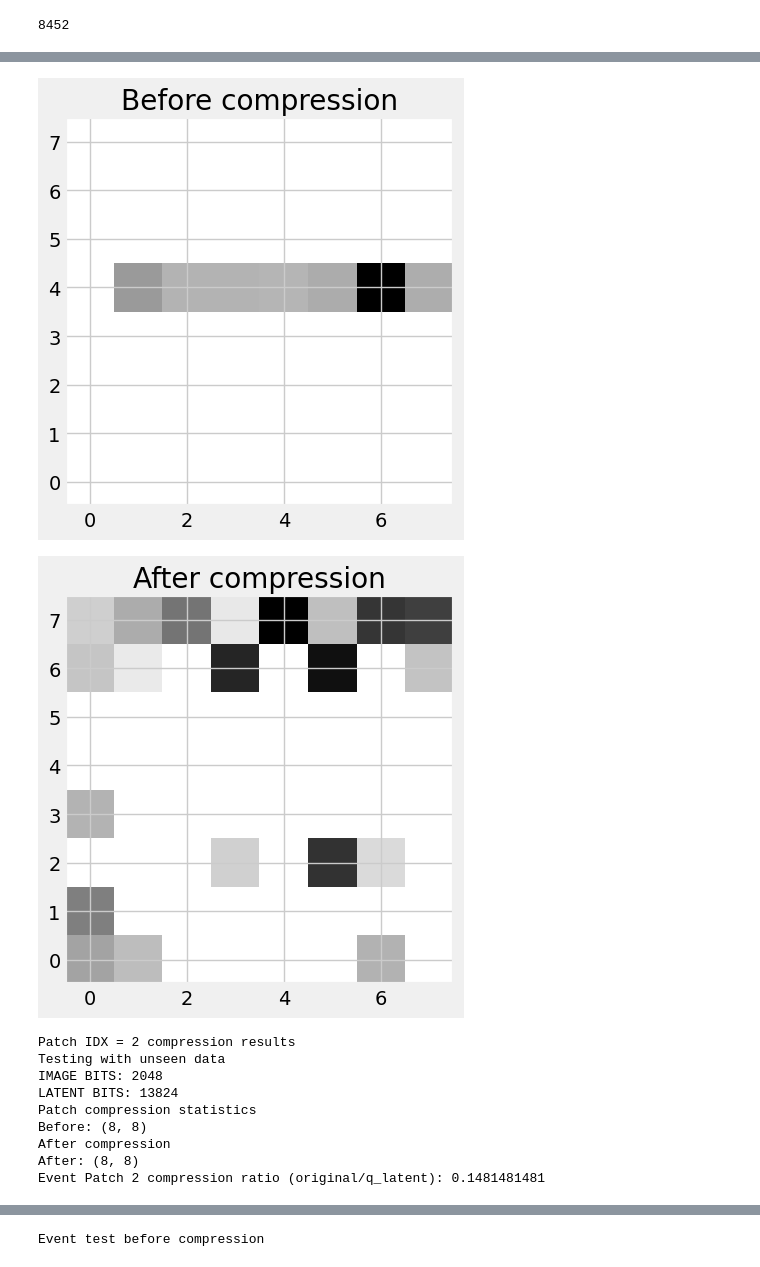
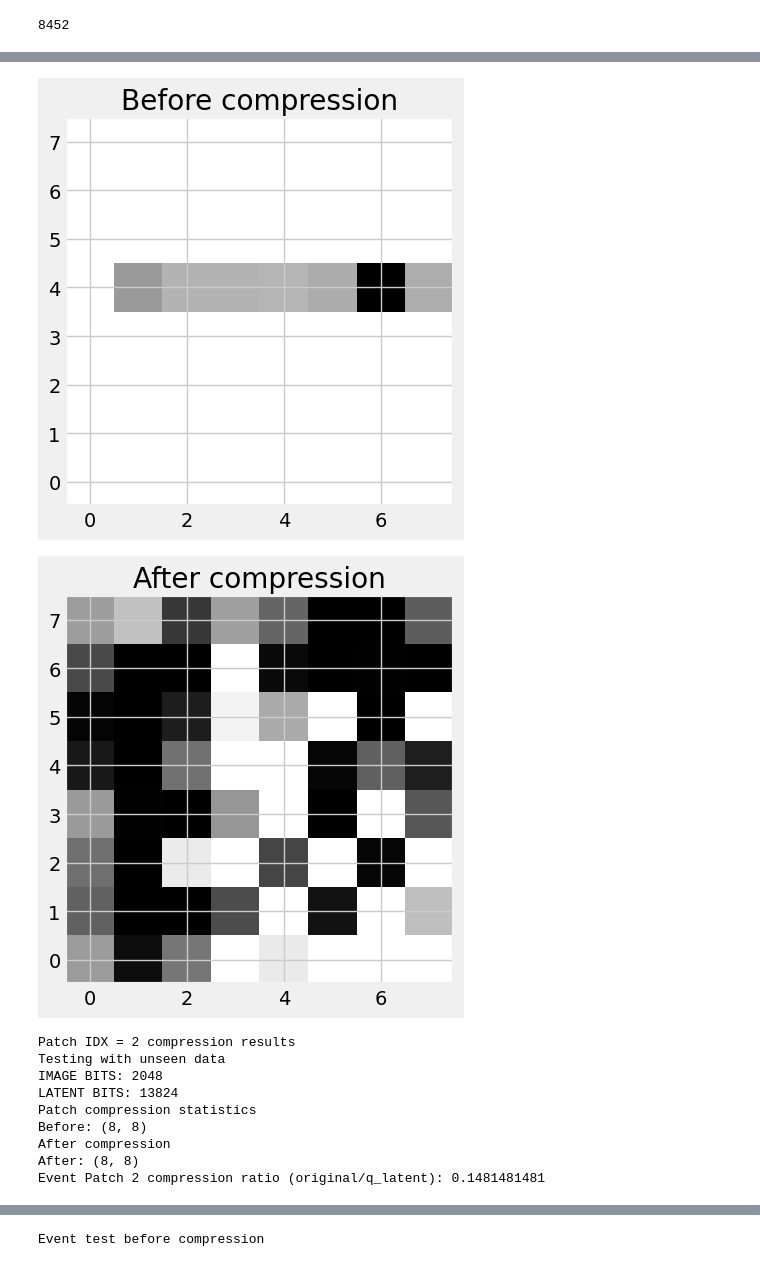
Before and after one commit to pauliusB20/vq-vae-experiments, a Jupyter notebook: cms_particle_hits/main.ipynb, the cells around one changed output, grey strips where cells are left out. Cells and saved outputs as stored; diff of their text form; code cells hidden in the pictures.

Commit message:
[FIX] added dataset class

```diff
--- a/cms_particle_hits/main.ipynb
+++ b/cms_particle_hits/main.ipynb
@@ -103,15 +103,11 @@ def plot_metric_results(
     plt.title(title)
     plt.show()
 
-def collate_fn(batch: torch.tensor):
-    tensors = [
-        torch.tensor(x).reshape(
-            PATCH_SIZE,
-            PATCH_SIZE
-        ).unsqueeze(1).unsqueeze(1).permute(1, 2, 0, 3)
-        for x in batch
-    ]
-    return tensors
+def _get_4d_patch_tensor(patch: torch.tensor):
+    return torch.tensor(patch).\
+        unsqueeze(1).\
+            unsqueeze(1).\
+                permute(1, 2, 0, 3)
 
 def _get_vq_loss(recon_x: torch.tensor, x: torch.tensor, vq_loss: float) -> float:
     recon_loss = F.mse_loss(recon_x, x)
@@ -149,7 +145,7 @@ events_test = events_test_all[:EVENT_COUNT]
 # %%
 # Params
 batch_size = 128
-learning_rate = 1e-8
+learning_rate = 1e-4
 # num_epochs = 80
 num_epochs = 60
 channels = 1
@@ -205,11 +225,13 @@ show_image(event_train)
 # X_patches_batches = torch.tensor(X_patches_batches).unsqueeze(1).float()
 transform = transforms.Compose([
     transforms.ToTensor(),
+
 ])
+event_dataset = PixelPatchesDataset(event_train, transform)
+
 train_loader = DataLoader(
-    dataset=event_train_patches_adcs,
-    batch_size=batch_size,
-    collate_fn=collate_fn
+    dataset=event_dataset,
+    batch_size=batch_size
 )
 # %%
 data_sample = next(iter(train_loader))
@@ -474,7 +495,6 @@ optimizer = optim.Adam(
 # %%
 # loss
 average_loss_values = []
-
 # ssim
 ssim_values = []
 
@@ -501,7 +521,7 @@ for epoch in range(num_epochs):
     for batch_idx, patch_adcs in progress_bar:
         optimizer.zero_grad()
 
-        X_adcs = patch_adcs[0]
+        X_adcs = _get_4d_patch_tensor(patch_adcs[0])
         X_adcs = X_adcs.float()
         X_adcs = X_adcs.to(device)
 
@@ -514,6 +534,8 @@ for epoch in range(num_epochs):
            X_adcs
         )
         recon_patch = recon_patch.float()
+
+
 
         loss = _get_vq_loss(recon_patch, X_adcs, vq_loss)
         loss.backward()
@@ -736,10 +744,10 @@ for (i, event_test_patch_tensors) in enumerate(events_test_patches_tensors):
             recon_patch_np = _tensor_to_numpy(
                 recon_patch.squeeze(1).view((PATCH_SIZE, PATCH_SIZE))
             )
-            ssim_value = _get_ssim_value(
-                patch_original,
-                recon_patch_np
-            )
+            # ssim_value = _get_ssim_value(
+            #     patch_original,
+            #     recon_patch_np
+            # )
             compression_ratio = _get_compression_ratio(
                 image=event_test_patch_tensor,
                 latent=z_q,
@@ -802,6 +810,7 @@ for (i, event_test_patch_tensors) in enumerate(events_test_patches_tensors):
     )
     decompressed_events.append(event_hits)
 
+    # TODO: For compression ratio get bits of filled cells and than compare with original image
     print(f"Showing compression ratio data, event_id = {event_hits.id_}")
     # print(f"Patch compression ratio: {compression_ratio}")
 
@@ -821,34 +830,41 @@ for (i, event_test_patch_tensors) in enumerate(events_test_patches_tensors):
     dissimilar_count = sum(list(map(lambda x: x < T_DISSIMILAR, ssim_values)))
 
     print("-----------")
     print(f"Identical patches: {identical_count}")
     print(f"Similar patches: {similar_count}")
     print(f"Dissimilar patches: {dissimilar_count}")
     print("-----------")
 
     # plot_metric_results(
     #     ssim_values[:plot_elements],
     #     x_iterations[:plot_elements],
     #     "ssim values",
     #     "SSIM values vs patch iterations",
     #     "x, patches"
     # )
 
     # TODO: add interpretation compression ratio
     # TODO: add missmatch ratio
+
+    # TODO:
+    # https://en.wikipedia.org/wiki/Binary_logarithm?utm_source=chatgpt.com
+    # https://ocw.mit.edu/courses/18-200-principles-of-discrete-applied-mathematics-spring-2024/mit18_200_s24_lec18.pdf?utm_source=chatgpt.com
+    # For image compression how many bits:
+    #     bits = torch.floor(torch.log2(x.float())) + 1
+    # print(bits.int())
 # %% [output]
 Check patch compressed latent dimensions
 Patch IDX = 1 compression results
 Testing with unseen data
 IMAGE BITS: 2048
 LATENT BITS: 13824
 Patch compression statistics
 Before: (8, 8)
 After compression
 After: (8, 8)
 Event Patch 1 compression ratio (original/q_latent): 0.1481481481
 [figure]
-[figure, old version]
+[figure, new version]
 Patch IDX = 2 compression results
 Testing with unseen data
 IMAGE BITS: 2048
```
Also changed, not shown: parts of 12 cells of this notebook.
